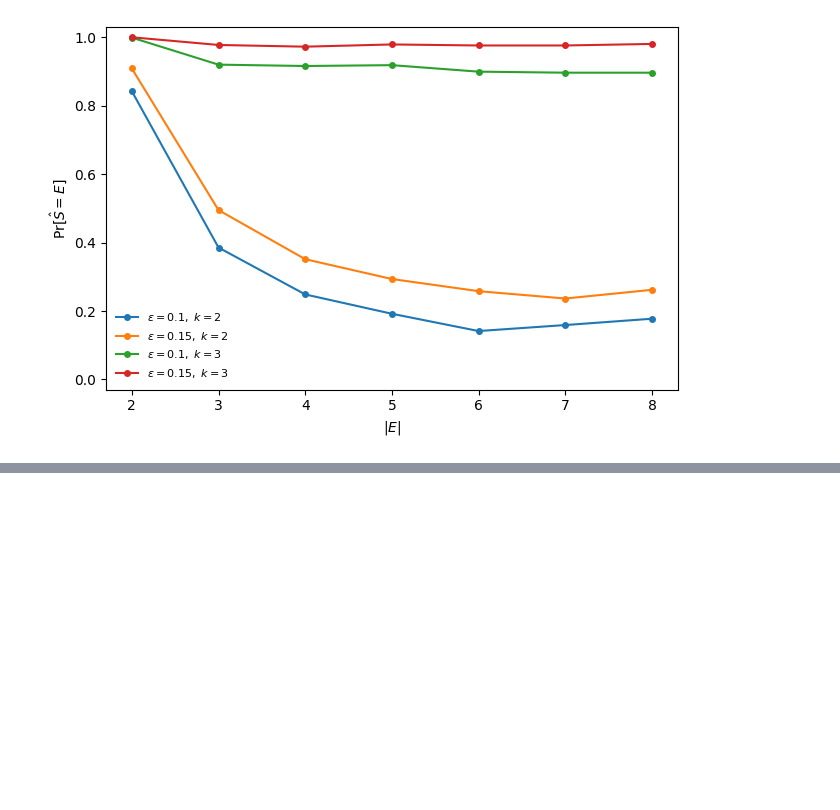
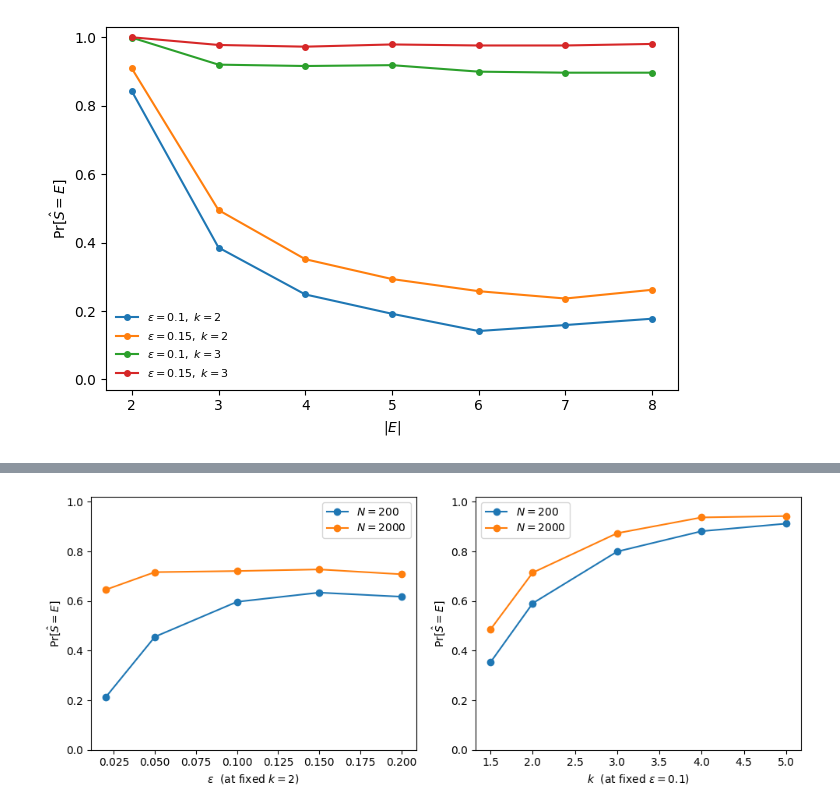
Before and after one commit to gal2361-sys/prediction-only-expert-identification, a Jupyter notebook: analysis/theory_validation.ipynb, the cells around one changed output, grey strips where cells are left out. Saved outputs shown, nothing was run; the diff lists cells and outputs as text; code cells hidden in the pictures; blank space fills up the shorter version.

```diff
--- a/analysis/theory_validation.ipynb
+++ b/analysis/theory_validation.ipynb
@@ -320,0 +405,18 @@ plt.show()
+# %%
+fig, axes = plt.subplots(1, 2, figsize=(10, 4))
+for N in band["N_levels"]:
+    axes[0].plot(band["eps_sweep"]["eps"], band["eps_sweep"]["curves"][str(N)],
+                 marker="o", label=f"$N = {N}$")
+    axes[1].plot(band["k_sweep"]["k"], band["k_sweep"]["curves"][str(N)],
+                 marker="o", label=f"$N = {N}$")
+axes[0].set_xlabel(r"$\varepsilon$  (at fixed $k = 2$)")
+axes[1].set_xlabel(r"$k$  (at fixed $\varepsilon = 0.1$)")
+for ax in axes:
+    ax.set_ylabel(r"$\Pr[\hat{S} = E]$")
+    ax.set_ylim(0, 1.02)
+    ax.legend()
+fig.tight_layout()
+fig.savefig("figures_theory/fig_band_recovery.png", dpi=300, bbox_inches="tight")
+plt.show()
+# %% [output]
+[figure, added]
```
Also changed, not shown: parts of 4 cells of this notebook.
